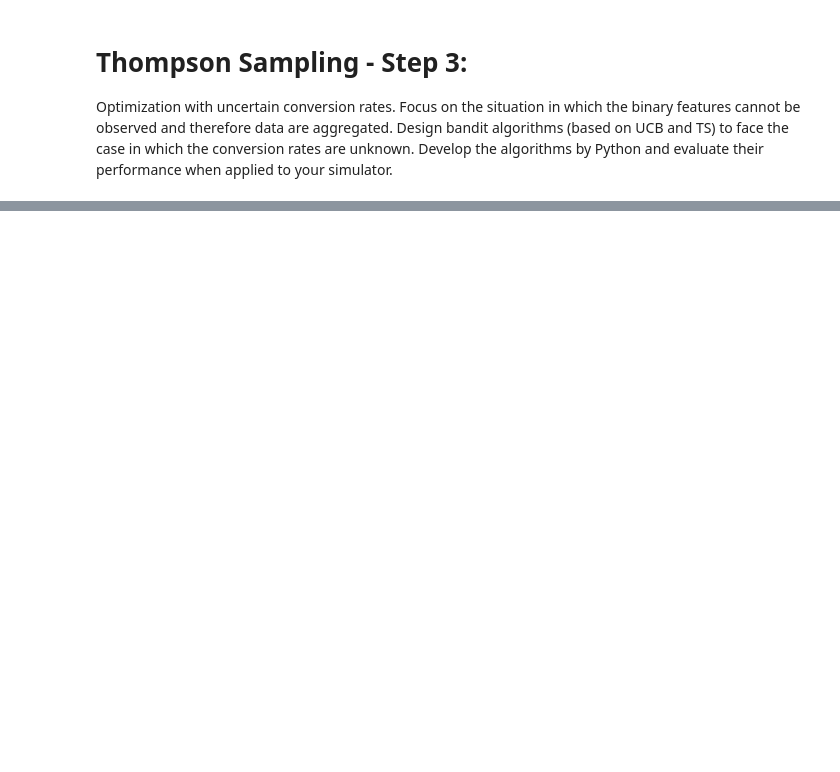
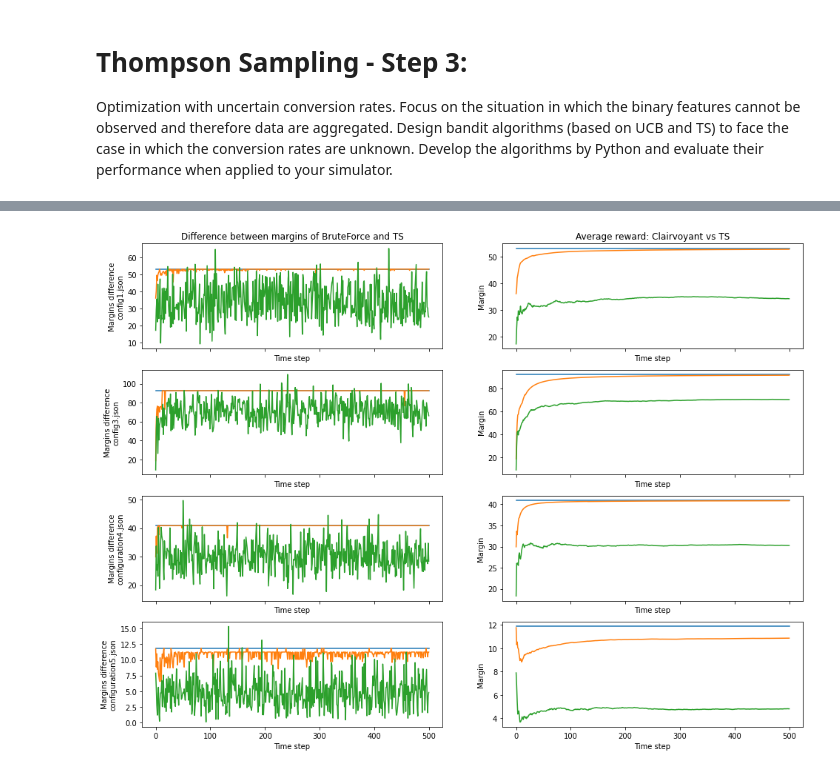
Before and after one commit to alemolteni/team4_projectOLA, a Jupyter notebook: Step3-TS.ipynb, the cells around one changed output, grey strips where cells are left out. Drawn from its saved outputs; the diff is of its cells as text; code cells hidden in the pictures; blank space fills up the shorter version.

Commit message:
Updated TS notebook visualization

```diff
--- a/Step3-TS.ipynb
+++ b/Step3-TS.ipynb
@@ -132,0 +54,80 @@ Optimal theoretical arm:
+# %%
+tot_ts_learner_margins = []
+tot_optimal_margins = []
+tsLearners = []
+n_experiments = 500
+fig, axes = plt.subplots(ncols=2, nrows=len(env), sharex=True, figsize=(16,12))
+
+for i in range(0, len(env)):
+    tsLearners.append(TS_CR(margins=config_margins[i], alphas=alphas[i], secondary_prod=prod_lists[i],
+                            click_prob=click_probs[i], l=l))
+
+    ts_learner_graph_margins = np.array([])
+    ts_learner_env_margins = np.array([])
+
+    for j in range(0, n_experiments):
+        ts_single_margin = 0
+        opt_single_margin = 0
+        armMargins = []
+        armConvRates = []
+
+        # compute the margin for the TS
+        pulledArm = tsLearners[i].pull_arm()
+        for k in range(0, len(pulledArm)):
+            armMargins.append(config_margins[i][k][pulledArm[k]])
+            armConvRates.append(conv_rates[i][k][pulledArm[k]])
+
+        graphEval = GraphEvaluator(products_list=prod_lists[i], click_prob_matrix=click_probs[i], lambda_prob=lambdas[i],
+                    alphas=alphas[i], conversion_rates=armConvRates, margins=armMargins, units_mean=units_means[i], verbose=False)
+
+        env[i].setPriceLevels(pulledArm)
+        ts_interactions = env[i].round()
+        ts_single_margin = graphEval.computeMargin()
+
+        ts_env_margin = 0
+        for k in range(0,len(ts_interactions)):
+            # ts_env_margin = 0
+            ts_env_margin = ts_env_margin + ts_interactions[k].linearizeMargin(config_margins[i])
+        ts_env_margin = ts_env_margin / len(ts_interactions)
+
+        tsLearners[i].update(ts_interactions, pulledArm)
+
+        ts_learner_graph_margins = np.append(ts_learner_graph_margins, ts_single_margin)
+        ts_learner_env_margins = np.append(ts_learner_env_margins, ts_env_margin)
+
+    opt_arms = optimal_arms[i]
+    armMargins = []
+    armConvRates = []
+    for k in range(0, len(opt_arms)):
+        armMargins.append(config_margins[i][k][opt_arms[k]])
+        armConvRates.append(conv_rates[i][k][opt_arms[k]])
+    graphEval = GraphEvaluator(products_list=prod_lists[i], click_prob_matrix=click_probs[i], lambda_prob=lambdas[i],
+                    alphas=alphas[i], conversion_rates=armConvRates, margins=armMargins, units_mean=units_means[i], verbose=False)
+
+    # optimal = np.full((n_experiments), clairvoyant_opt_rew[i])
+    optimal = np.full((n_experiments), graphEval.computeMargin())
+
+    config_name = files[i][files[i].rfind('/')-len(files[i])+1:]
+
+    x = np.linspace(0, n_experiments, n_experiments)
+    axes[i,0].plot(x, optimal)
+    axes[i,0].plot(x, ts_learner_graph_margins)
+    axes[i,0].plot(x, ts_learner_env_margins)
+    axes[i,0].set_xlabel("Time step")
+    axes[i,0].set_ylabel("Margins difference\n{}".format(config_name))
+    axes[0,0].set_title("Difference between margins of BruteForce and TS")
+
+    axes[i,1].plot(x,optimal)
+    cum_rews = np.cumsum(ts_learner_graph_margins)
+    avg_cum_rews = np.divide(cum_rews, np.arange(1,n_experiments+1))
+    axes[i,1].plot(x, avg_cum_rews)
+    cum_rews = np.cumsum(ts_learner_env_margins)
+    avg_cum_rews = np.divide(cum_rews, np.arange(1,n_experiments+1))
+    axes[i,1].plot(x, avg_cum_rews)
+    axes[i,1].set_xlabel("Time step")
+    axes[i,1].set_ylabel("Margin")
+    axes[0,1].set_title("Average reward: Clairvoyant vs TS")
+    print("Optimal arm found:\n\t", tsLearners[i].pull_arm(), "\nOptimal theoretical arm:\n\t", optimal_arms[i])
+
+plt.show()
+# %% [output]
@@ -132,0 +150 @@ Optimal theoretical arm:
+[figure, added]
```
Also changed, not shown: parts of 4 cells of this notebook, 2 other files.
